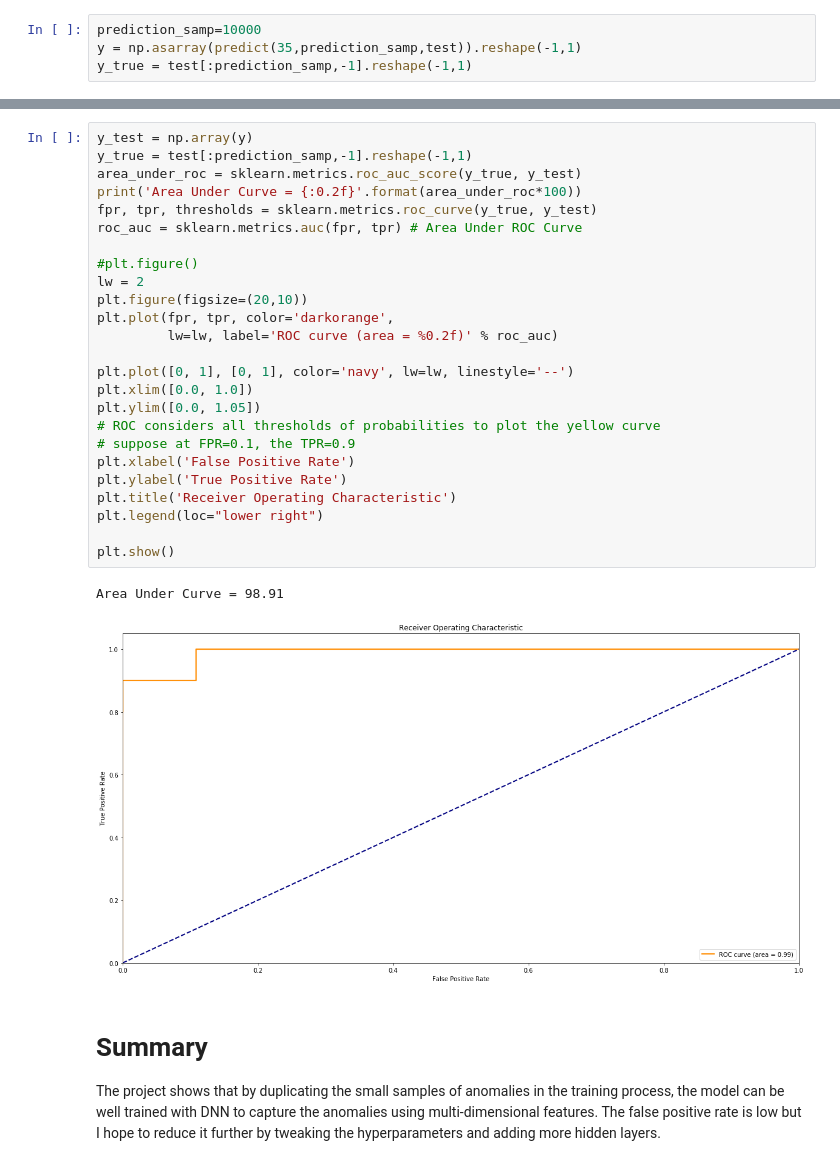
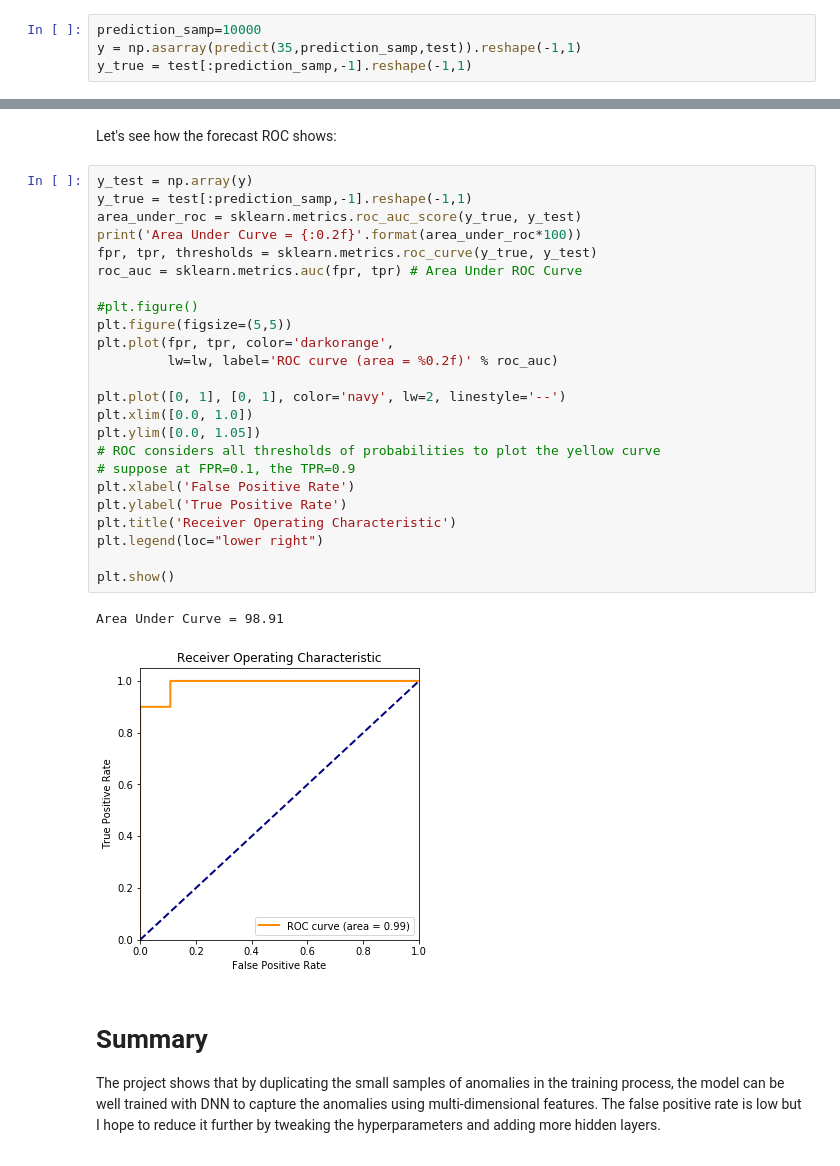
Before and after one commit to ginochen/DNN_anomaly_dection, a Jupyter notebook: DNN_anomaly_detection.ipynb, the cells around one changed output, grey strips where cells are left out. Cells and saved outputs as stored; diff of their text form.

```diff
--- a/DNN_anomaly_detection.ipynb
+++ b/DNN_anomaly_detection.ipynb
@@ -189,31 +193,32 @@ As shown in the above figure, with a test sample size of 10000, the algorithm ca
+# %% [markdown]
+Let's see how the forecast ROC shows:
 # %%
 y_test = np.array(y)
 y_true = test[:prediction_samp,-1].reshape(-1,1)
 area_under_roc = sklearn.metrics.roc_auc_score(y_true, y_test)
 print('Area Under Curve = {:0.2f}'.format(area_under_roc*100))
 fpr, tpr, thresholds = sklearn.metrics.roc_curve(y_true, y_test)
 roc_auc = sklearn.metrics.auc(fpr, tpr) # Area Under ROC Curve
 
 #plt.figure()
-lw = 2
-plt.figure(figsize=(20,10))
+plt.figure(figsize=(5,5))
 plt.plot(fpr, tpr, color='darkorange',
          lw=lw, label='ROC curve (area = %0.2f)' % roc_auc)
 
-plt.plot([0, 1], [0, 1], color='navy', lw=lw, linestyle='--')
+plt.plot([0, 1], [0, 1], color='navy', lw=2, linestyle='--')
 plt.xlim([0.0, 1.0])
 plt.ylim([0.0, 1.05])
 # ROC considers all thresholds of probabilities to plot the yellow curve
 # suppose at FPR=0.1, the TPR=0.9
 plt.xlabel('False Positive Rate')
 plt.ylabel('True Positive Rate')
 plt.title('Receiver Operating Characteristic')
 plt.legend(loc="lower right")
 
 plt.show()
 # %% [output]
 Area Under Curve = 98.91
-[figure, old version]
+[figure, new version]
 # %% [markdown]
 # Summary
 The project shows that by duplicating the small samples of anomalies in the training process, the model can be well trained with DNN to capture the anomalies using multi-dimensional features. The false positive rate is low but I hope to reduce it further by tweaking the hyperparameters and adding more hidden layers.
```
Also changed, not shown: parts of 5 cells of this notebook.
